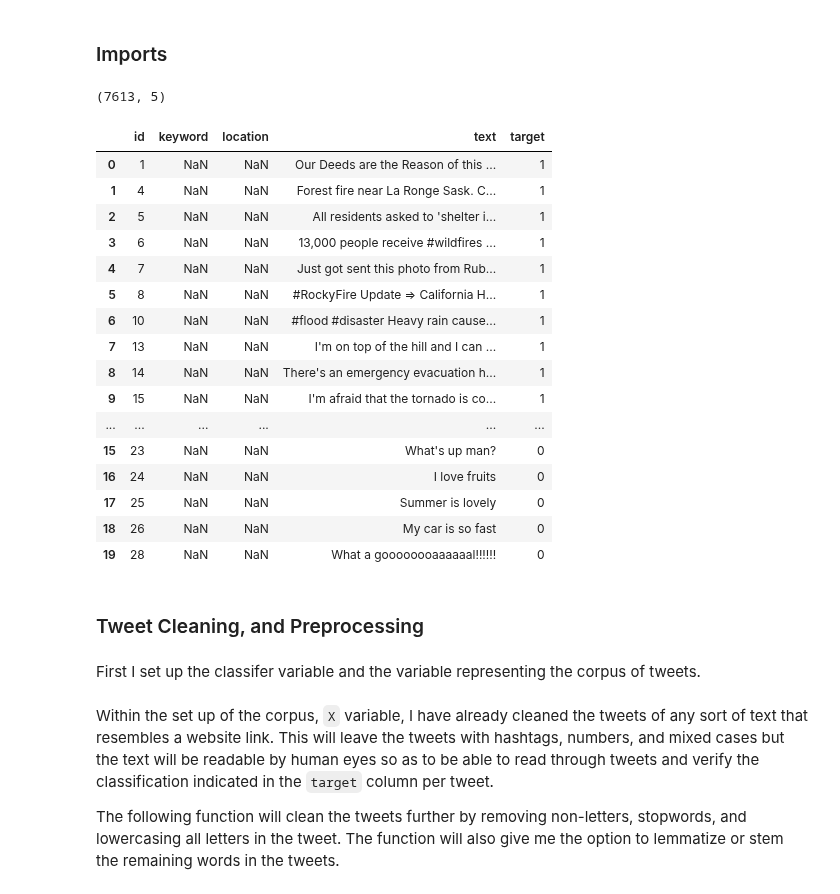
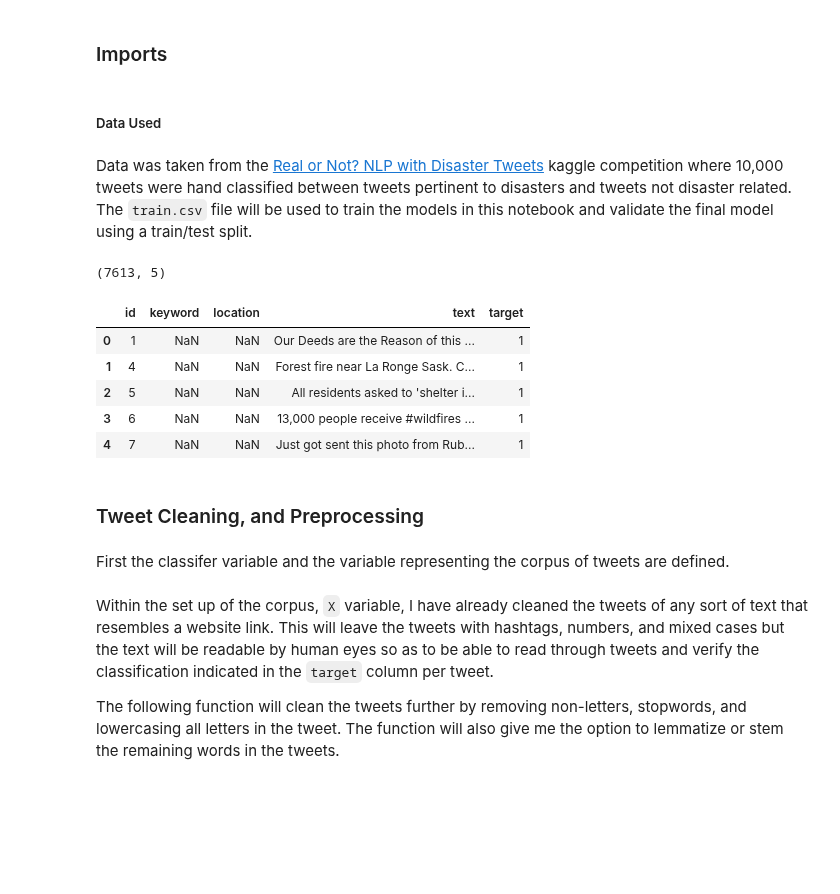
Before and after one commit to TheTr33/Disaster_Tweet_Classification_Kaggle_Competition, a Jupyter notebook: 01_EDA&Modelling.ipynb, the cells around one changed output. Drawn from its saved outputs; the diff is of its cells as text; code cells hidden in the pictures; blank space fills up the shorter version.

Commit message:
Final Notebook Submission

```diff
--- a/01_EDA&Modelling.ipynb
+++ b/01_EDA&Modelling.ipynb
@@ -24,6 +38,10 @@ from sklearn.feature_extraction.text import CountVectorizer,TfidfVectorizer
 from sklearn.svm import SVC
 from sklearn.metrics import confusion_matrix, f1_score
 import warnings
+# %% [markdown]
+##### Data Used
+# %% [markdown]
+Data was taken from the [Real or Not? NLP with Disaster Tweets](https://www.kaggle.com/c/nlp-getting-started/data) kaggle competition where 10,000 tweets were hand classified between tweets pertinent to disasters and tweets not disaster related. The `train.csv` file will be used to train the models in this notebook and validate the final model using a train/test split.
 # %%
 df = pd.read_csv('./data/train.csv')
 # %%
@@ -31,29 +49,18 @@ df.shape
 # %% [output]
 (7613, 5)
 # %%
-df.head(20)
+df.head()
 # %% [output]
 |  | id | keyword | location | text | target |
 | 0 | 1 | NaN | NaN | Our Deeds are the Reason of this ... | 1 |
 | 1 | 4 | NaN | NaN | Forest fire near La Ronge Sask. C... | 1 |
 | 2 | 5 | NaN | NaN | All residents asked to 'shelter i... | 1 |
 | 3 | 6 | NaN | NaN | 13,000 people receive #wildfires ... | 1 |
 | 4 | 7 | NaN | NaN | Just got sent this photo from Rub... | 1 |
-| 5 | 8 | NaN | NaN | #RockyFire Update => California H... | 1 |
-| 6 | 10 | NaN | NaN | #flood #disaster Heavy rain cause... | 1 |
-| 7 | 13 | NaN | NaN | I'm on top of the hill and I can ... | 1 |
-| 8 | 14 | NaN | NaN | There's an emergency evacuation h... | 1 |
-| 9 | 15 | NaN | NaN | I'm afraid that the tornado is co... | 1 |
-| ... | ... | ... | ... | ... | ... |
-| 15 | 23 | NaN | NaN | What's up man? | 0 |
-| 16 | 24 | NaN | NaN | I love fruits | 0 |
-| 17 | 25 | NaN | NaN | Summer is lovely | 0 |
-| 18 | 26 | NaN | NaN | My car is so fast | 0 |
-| 19 | 28 | NaN | NaN | What a goooooooaaaaaal!!!!!! | 0 |
 # %% [markdown]
 ### Tweet Cleaning, and Preprocessing
 # %% [markdown]
-First I set up the classifer variable and the variable representing the corpus of tweets.
+First the classifer variable and the variable representing the corpus of tweets are defined.
 # %%
 # Set up classifier output variable
 y = df['target']
```
Also changed, not shown: parts of 28 cells of this notebook.
